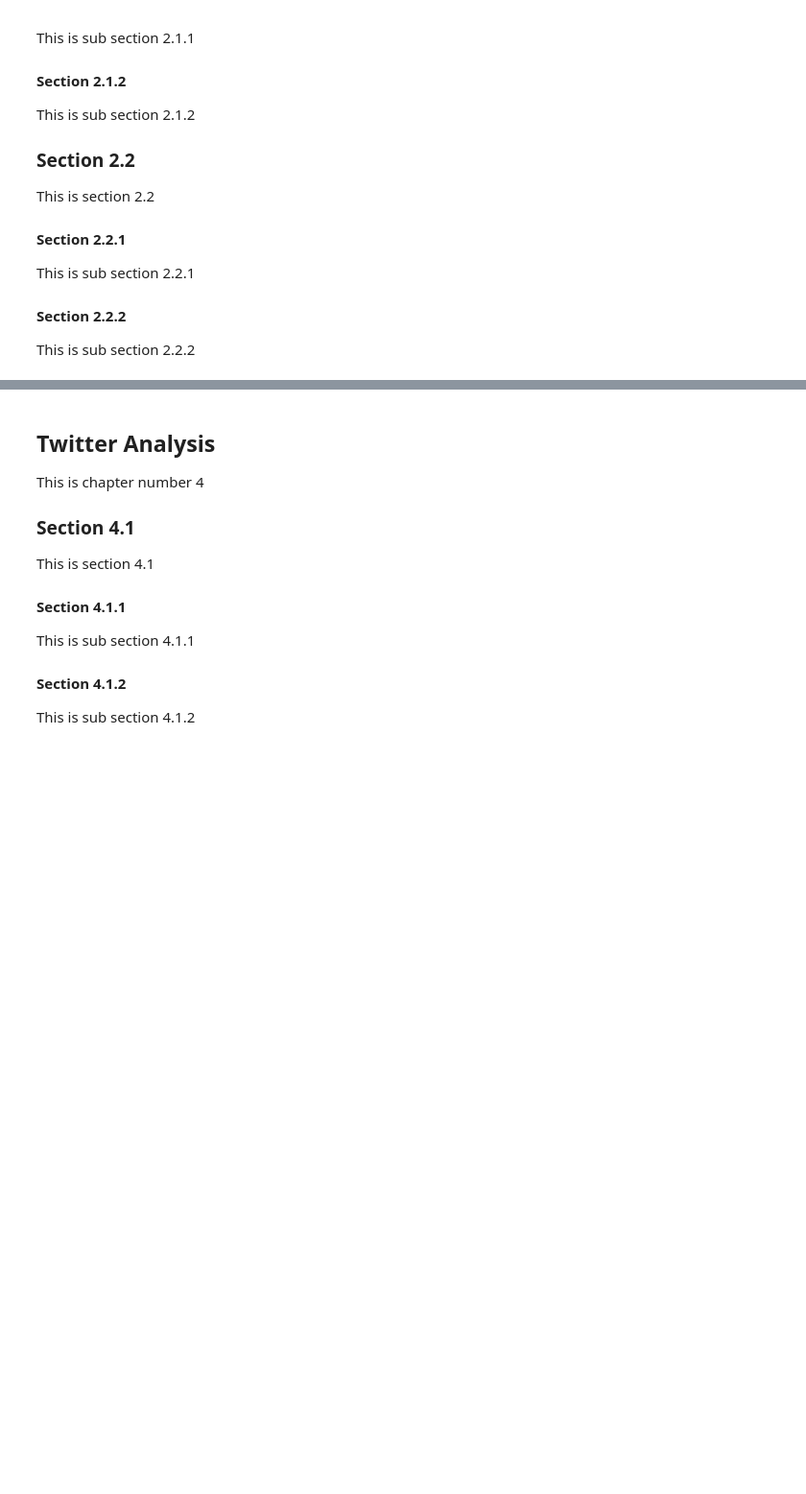
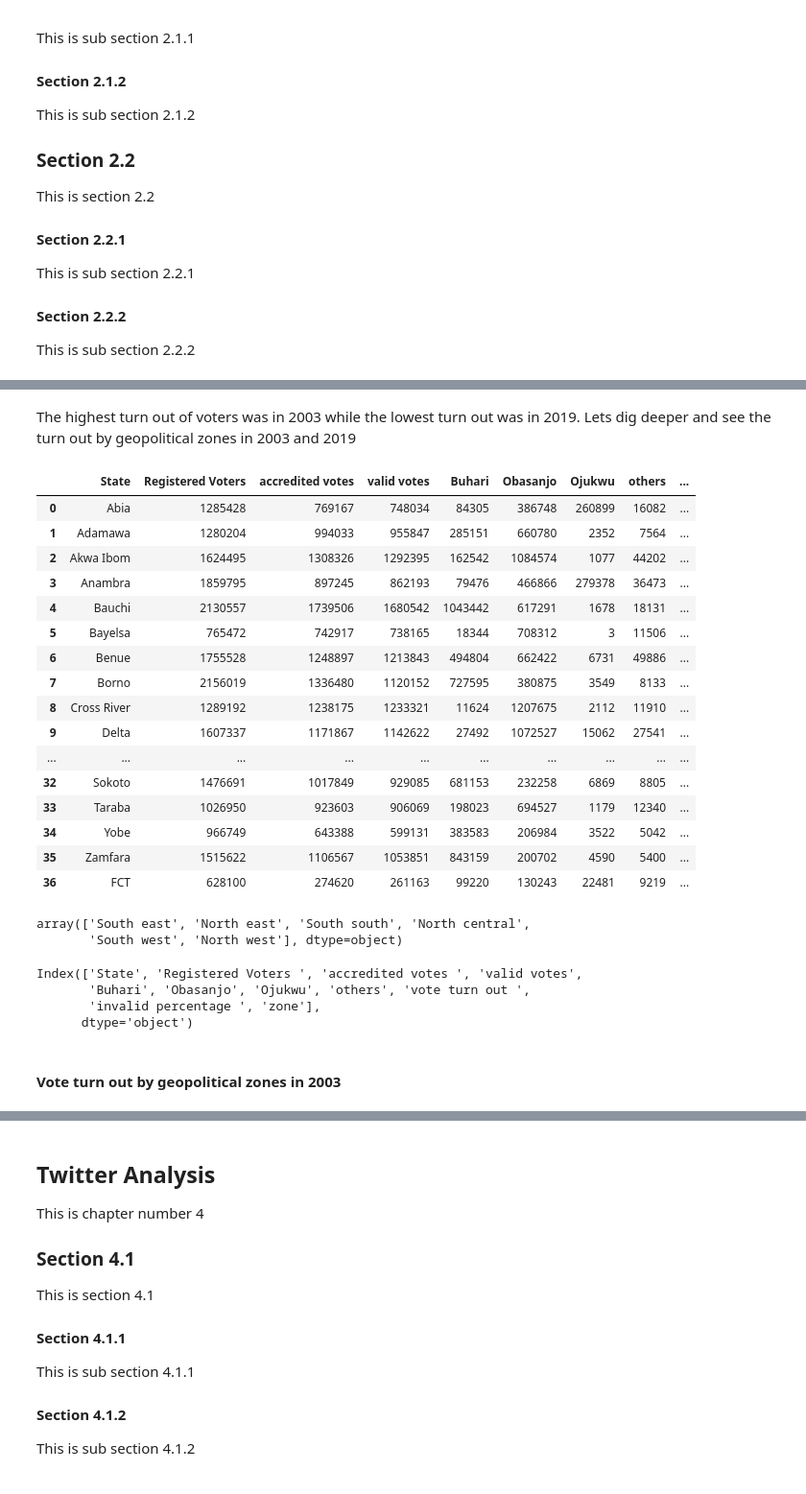
Before and after one commit to demiladeolabode/2023-Election_analysis, a Jupyter notebook: election_analysis.ipynb, the cells around one changed output, grey strips where cells are left out. Shown at 96% size. Drawn from its saved outputs; the diff is of its cells as text; code cells hidden in the pictures; blank space fills up the shorter version.

```diff
--- a/election_analysis.ipynb
+++ b/election_analysis.ipynb
@@ -79 +69,7 @@ This is sub section 3.2.2
+# %%
+presidents = pd.read_excel('election.xlsx', sheet_name='winners')
+overall = pd.read_excel('election.xlsx', sheet_name='overall')
+result_2019 = pd.read_excel('election.xlsx', sheet_name='2019')
+result_2015 = pd.read_excel('election.xlsx', sheet_name='2015')
+result_2003 = pd.read_excel('election.xlsx', sheet_name='2003')
 # %% [markdown]
@@ -85,0 +186,47 @@ This is sub section 3.2.2
+# %% [markdown]
+The highest turn out of voters was in 2003 while the lowest turn out was in 2019. Lets dig deeper and see the turn out by geopolitical zones in 2003 and 2019
+# %%
+#for season of the year
+state = list(result_2003['State'])
+zone = ['South east', 'North east', 'South south', 'South east', 'North east', 'South south', 'North central', 'North east',
+         'South south', 'South south', 'South east', 'South south', 'South west', 'South east', 'North east', 'South east',
+         'North west', 'North west', 'North west', 'North west', 'North west', 'North central', 'North central',
+         'South west', 'North central', 'North central', 'South west', 'South west', 'South west', 'South west',
+         'North central', 'South south', 'North west', 'North east', 'North east', 'North west', 'North central']
+#map each months to its corresponding season
+state_to_zone = dict(zip(state, zone))
+result_2003['zone'] = result_2003['State'].map(state_to_zone)
+# %%
+result_2003
+# %% [output]
+|  | State | Registered Voters | accredited votes | valid votes | Buhari | Obasanjo | Ojukwu | others | ... |
+| 0 | Abia | 1285428 | 769167 | 748034 | 84305 | 386748 | 260899 | 16082 | ... |
+| 1 | Adamawa | 1280204 | 994033 | 955847 | 285151 | 660780 | 2352 | 7564 | ... |
+| 2 | Akwa Ibom | 1624495 | 1308326 | 1292395 | 162542 | 1084574 | 1077 | 44202 | ... |
+| 3 | Anambra | 1859795 | 897245 | 862193 | 79476 | 466866 | 279378 | 36473 | ... |
+| 4 | Bauchi | 2130557 | 1739506 | 1680542 | 1043442 | 617291 | 1678 | 18131 | ... |
+| 5 | Bayelsa | 765472 | 742917 | 738165 | 18344 | 708312 | 3 | 11506 | ... |
+| 6 | Benue | 1755528 | 1248897 | 1213843 | 494804 | 662422 | 6731 | 49886 | ... |
+| 7 | Borno | 2156019 | 1336480 | 1120152 | 727595 | 380875 | 3549 | 8133 | ... |
+| 8 | Cross River | 1289192 | 1238175 | 1233321 | 11624 | 1207675 | 2112 | 11910 | ... |
+| 9 | Delta | 1607337 | 1171867 | 1142622 | 27492 | 1072527 | 15062 | 27541 | ... |
+| ... | ... | ... | ... | ... | ... | ... | ... | ... | ... |
+| 32 | Sokoto | 1476691 | 1017849 | 929085 | 681153 | 232258 | 6869 | 8805 | ... |
+| 33 | Taraba | 1026950 | 923603 | 906069 | 198023 | 694527 | 1179 | 12340 | ... |
+| 34 | Yobe | 966749 | 643388 | 599131 | 383583 | 206984 | 3522 | 5042 | ... |
+| 35 | Zamfara | 1515622 | 1106567 | 1053851 | 843159 | 200702 | 4590 | 5400 | ... |
+| 36 | FCT | 628100 | 274620 | 261163 | 99220 | 130243 | 22481 | 9219 | ... |
+# %%
+result_2003['zone'].unique()
+# %% [output]
+array(['South east', 'North east', 'South south', 'North central',
+       'South west', 'North west'], dtype=object)
+# %%
+result_2003.columns
+# %% [output]
+Index(['State', 'Registered Voters ', 'accredited votes ', 'valid votes',
+       'Buhari', 'Obasanjo', 'Ojukwu', 'others', 'vote turn out ',
+       'invalid percentage ', 'zone'],
+      dtype='object')
+# %% [markdown]
+#### Vote turn out by geopolitical zones in 2003 <a class="anchor" id="sub_section_3_2_1"></a>
```
Also changed, not shown: parts of 23 cells of this notebook.
